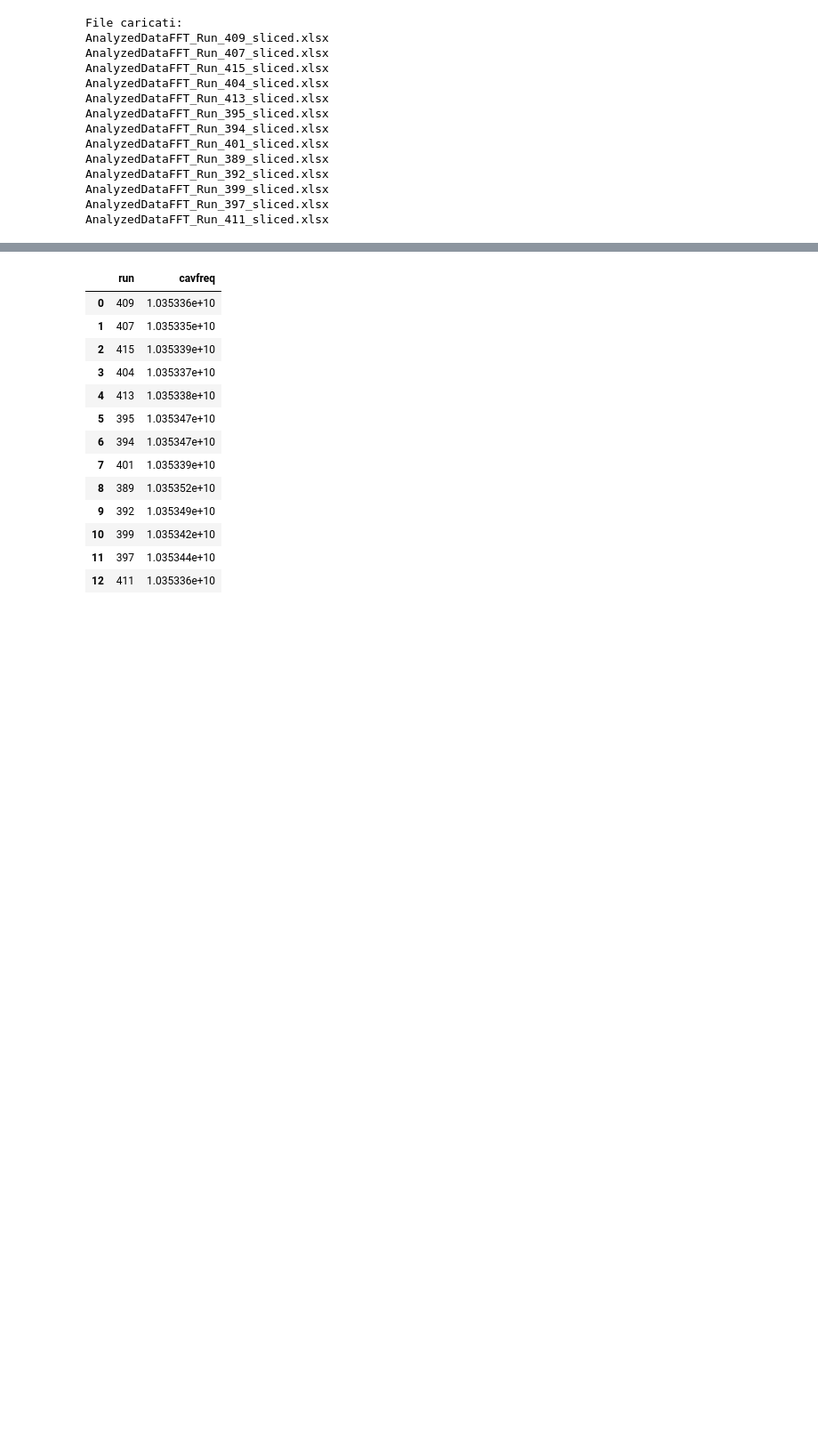
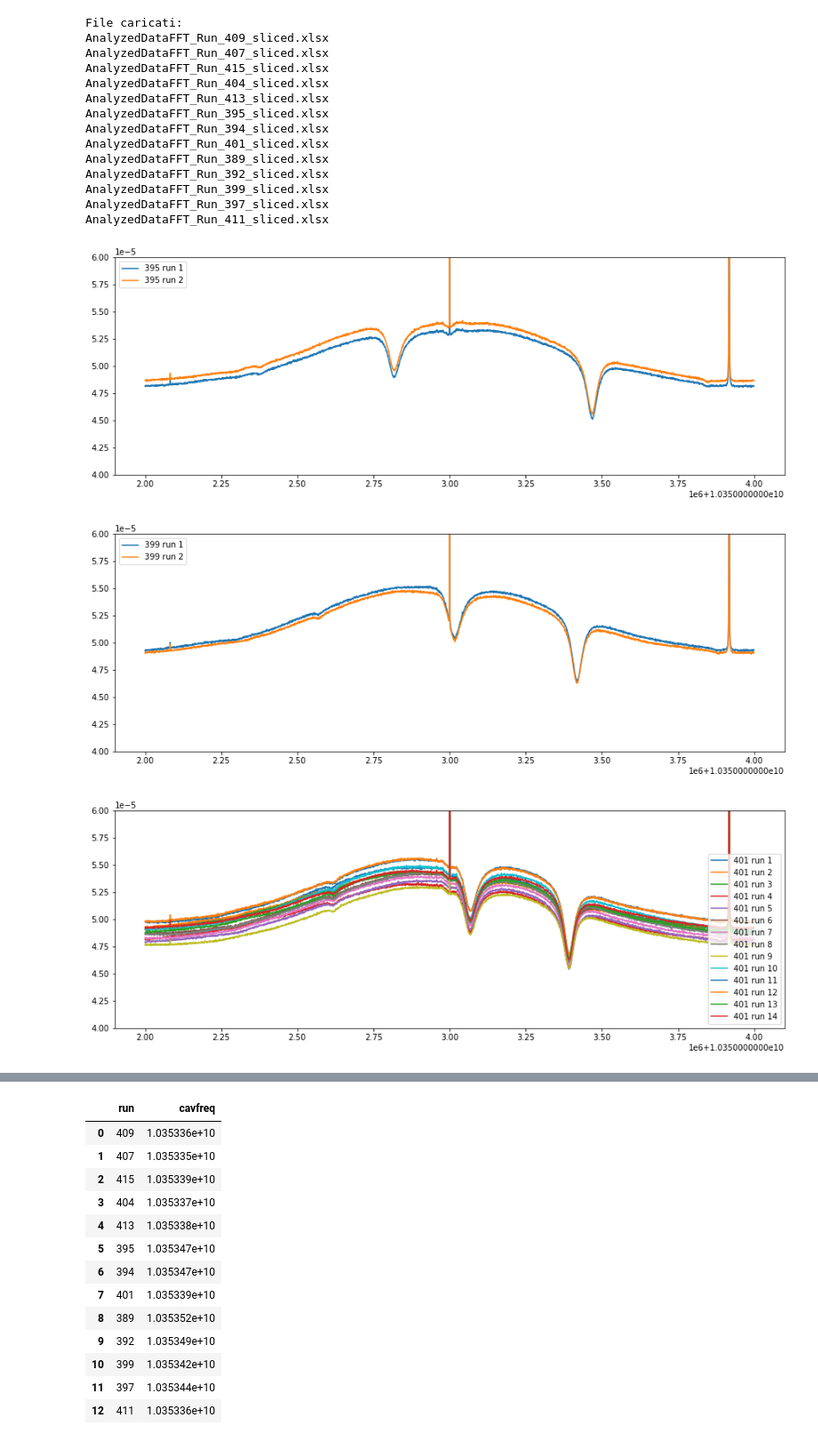
Before and after one commit to Manfredi1/QUAX_project, a Jupyter notebook: project.ipynb, the cells around one changed output, grey strips where cells are left out. Shown: that part at 89% size. Drawn from its saved outputs; the diff is of its cells as text; code cells hidden in the pictures; blank space fills up the shorter version.

```diff
--- a/project.ipynb
+++ b/project.ipynb
@@ -43,22 +44,41 @@ def load_dataset(path_folder,verbose=True):
     return data,info
 # %%
 data, info = load_dataset('db/')
+
+# questi fogli hanno diverse run fft, bisogna considerarle tutte?
+for j in [395,399,401]:
+    meta = pd.read_excel(f'db/AnalyzedDataFFT_Run_{j}_sliced.xlsx',sheet_name=0,header=None)
+    freq = pd.read_excel(f'db/AnalyzedDataFFT_Run_{j}_sliced.xlsx',sheet_name=1)
+    fft = pd.read_excel(f'db/AnalyzedDataFFT_Run_{j}_sliced.xlsx',sheet_name=2)
+
+    plt.figure(figsize=(15,5))
+    plt.ylim([4e-5,6e-5])
+    for i in fft:
+        if i!='SliceNumber':
+            plt.plot(freq[1],fft[i],label=f'{j} run {i}')
+    plt.legend()
+    plt.show()
+
+#prendo solo la prima colonna e la metto in data
 data
 # %% [output]
 File caricati:
 AnalyzedDataFFT_Run_409_sliced.xlsx
 AnalyzedDataFFT_Run_407_sliced.xlsx
 AnalyzedDataFFT_Run_415_sliced.xlsx
 AnalyzedDataFFT_Run_404_sliced.xlsx
 AnalyzedDataFFT_Run_413_sliced.xlsx
 AnalyzedDataFFT_Run_395_sliced.xlsx
 AnalyzedDataFFT_Run_394_sliced.xlsx
 AnalyzedDataFFT_Run_401_sliced.xlsx
 AnalyzedDataFFT_Run_389_sliced.xlsx
 AnalyzedDataFFT_Run_392_sliced.xlsx
 AnalyzedDataFFT_Run_399_sliced.xlsx
 AnalyzedDataFFT_Run_397_sliced.xlsx
 AnalyzedDataFFT_Run_411_sliced.xlsx
+[figure, added]
+[figure, added]
+[figure, added]
 |  | freq | fft0 | fft1 | fft2 | fft3 | fft4 | fft5 | fft6 | fft7 | fft8 | fft9 | ... |
 | 0 | 1.035190e+10 | 0.000049 | 0.000048 | 0.000048 | 0.000049 | 0.000048 | 0.000048 | 0.000049 | 0.000049 | 0.000047 | 0.000048 | ... |
 | 1 | 1.035190e+10 | 0.000049 | 0.000048 | 0.000048 | 0.000049 | 0.000048 | 0.000048 | 0.000049 | 0.000049 | 0.000047 | 0.000048 | ... |
```
Also changed, not shown: parts of 12 cells of this notebook.
